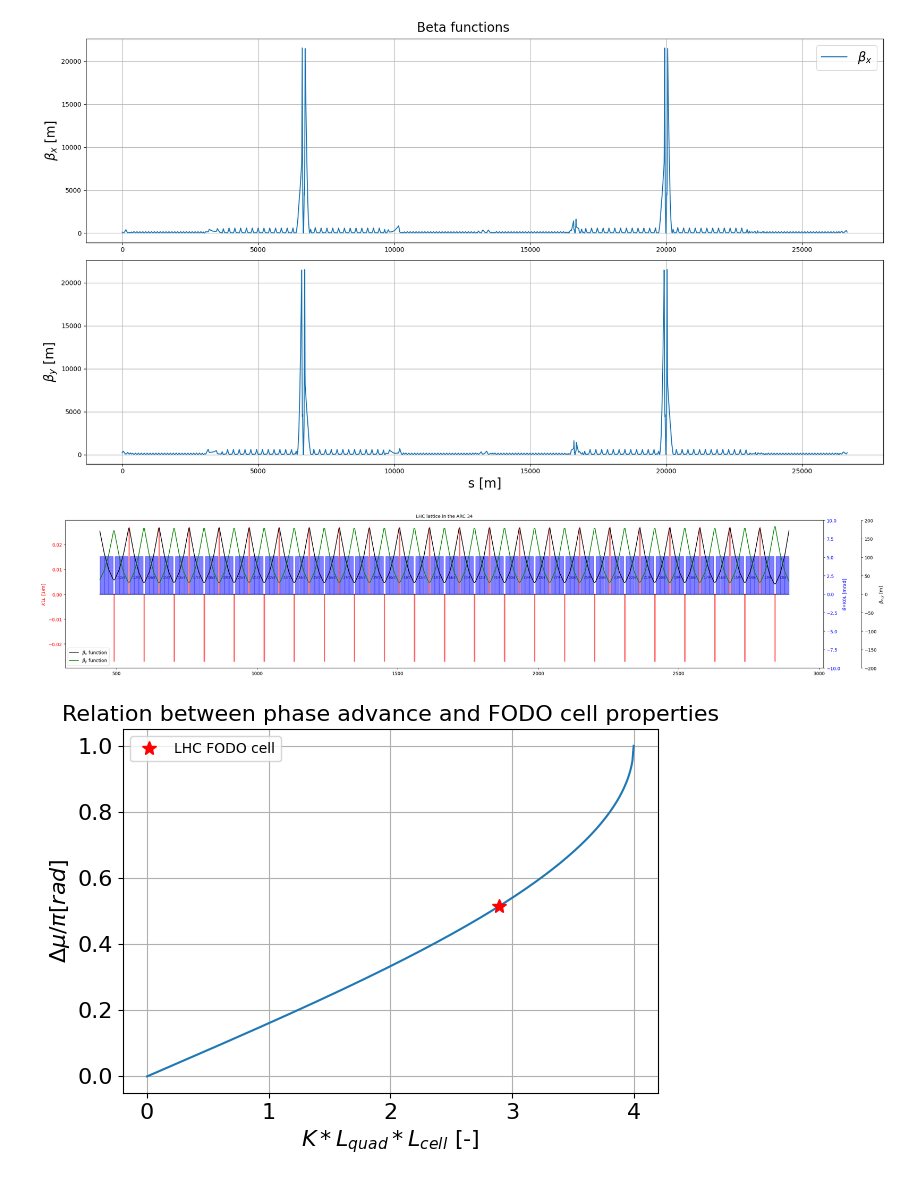
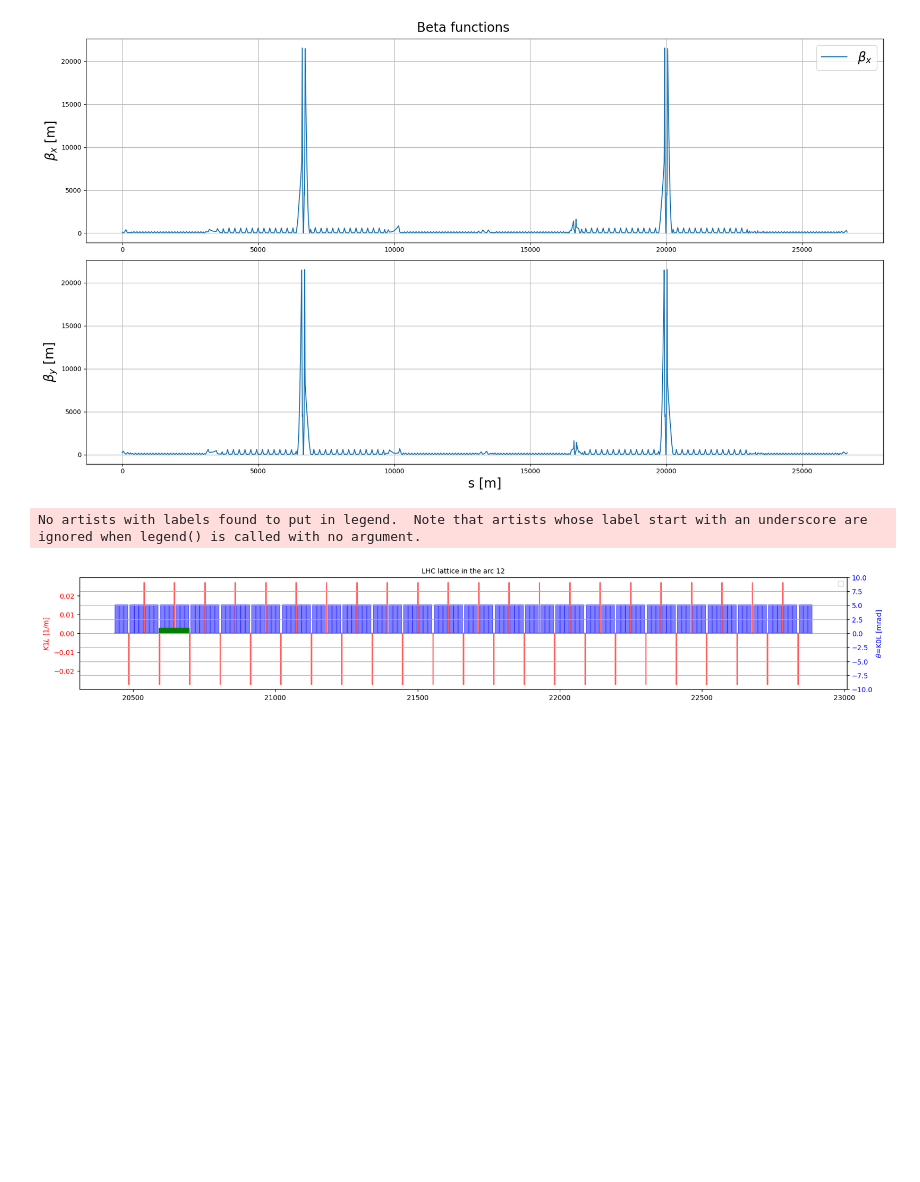
Before and after one commit to andreafornara/Tutorial, a Jupyter notebook: examples/003_thick_study.ipynb, the cells around one changed output. Drawn from its saved outputs; the diff is of its cells as text; code cells hidden in the pictures; blank space fills up the shorter version.

```diff
--- a/examples/003_thick_study.ipynb
+++ b/examples/003_thick_study.ipynb
@@ -59,67 +57,63 @@ plt.tight_layout()
 # %%
+# twiss_b1[:, ['s.arc.34.b1', 'e.arc.34.b1']]
+fig = plt.figure(figsize=(20,10))
 
-fig = plt.figure(figsize=(30,20))
+# set up subplot grid
+#gridspec.GridSpec(3,3)
 fontsize = 10
 ax1 = plt.subplot2grid((3,3), (0,0), colspan=3, rowspan=1)
-plt.plot(twiss_b1.rows['s.arc.34.b1':'e.arc.34.b1', ]['s'],
-         0*twiss_b1.rows['s.arc.34.b1':'e.arc.34.b1', ]['s'],'k')
-for ii in (twiss_b1.rows['s.arc.34.b1':'e.arc.34.b1', ]['name']):
+plt.plot(twiss_b1.rows['s.arc.12.b1':'e.arc.12.b1', ]['s'],0*twiss_b1.rows['s.arc.12.b1':'e.arc.12.b1', ]['s'],'k')
+# plt.plot(twiss_b1.rows['s.arc.34.b1':'e.arc.34.b1', ]['s'][0:300],twiss_b1.rows['s.arc.34.b1':'e.arc.34.b1', ]['x'][0:300]*1e4,'green',label='x')
+
+my_dict = collider.lhcb1.to_dict()
+for ii in (twiss_b1.rows['s.arc.12.b1':'e.arc.12.b1', ]['name']):
     if((ii.startswith('mq.')) and ii.endswith('b1')):
+        # print(ii)
         aux =my_dict['elements'][ii]
         k1l = my_dict['elements'][ii]['k1']*my_dict['elements'][ii]['length']
-        #print(ii, k1l)
         plotLatticeSeries(plt.gca(),twiss_b1, ii, aux, height=k1l, v_offset=k1l/2, color='red')
-        # add a label for each quadrupole on top of it with its name
-        name = ' '+ii.split('.')[1]+' '
-        plt.gca().text(twiss_b1['s', ii]+28.6, np.abs(k1l)/4,
-                       name, fontsize=7, color='k', horizontalalignment='center', verticalalignment='center')
+        # if(ii == 'mq.14r3.b1'):
+        #     break
 ax1.set_ylabel(r'$K1L$ [1/m]', color='red')  # we already handled the x-label with ax1
 ax1.tick_params(axis='y', labelcolor='red')
-FODO_cell_length = twiss_b1['s','mq.28l2.b1']-twiss_b1['s','mq.30l2.b1']
+
+FODO_cell_length = twiss_b1['s','mq.14r1.b1']-twiss_b1['s','mq.12r1.b1']
+fodo_cell = patches.Rectangle(( twiss_b1['s','mq.14r1.b1'], 0),
+                              FODO_cell_length, 1, linewidth=1, edgecolor='green', facecolor='green')
+
+#ax1.set_xlim(twiss_b1.rows['s.arc.34.b1':'e.arc.34.b1', ]['s'][0],600)
+
 ax2 = ax1.twinx()
 ax2.set_ylim(-10,10)
-for ii in (twiss_b1.rows['s.arc.34.b1':'e.arc.34.b1', ]['name']):
+for ii in (twiss_b1.rows['s.arc.12.b1':'e.arc.12.b1', ]['name']):
     if((ii.startswith('mb.')) and ii.endswith('b1')):
+        # print(ii)
         aux =my_dict['elements'][ii]
         kl = my_dict['elements'][ii]['k0']*my_dict['elements'][ii]['length']
         plotLatticeSeries(plt.gca(),twiss_b1, ii, aux, height=kl*1000, v_offset=kl/2*1000, color='blue')
+        # if(ii == 'mb.c15r3.b1'):
+        #     break
+
+plt.gca().add_patch(fodo_cell)
 color = 'blue'
 ax2.set_ylabel(r'$\theta$=K0L [mrad]', color=color)  # we already handled the x-label with ax1
 ax2.tick_params(axis='y', labelcolor=color)
-plt.title('LHC lattice in the ARC 34', fontsize = fontsize)
+plt.title('LHC lattice in the arc 12', fontsize = fontsize)
 plt.xlabel('s [m]', fontsize = fontsize)
-color = 'k'
-ax3 = ax1.twinx()
-ax3.set_ylim(-200,200)
-ax3.spines.right.set_position(("axes", 1.05))
-plt.gca().plot(twiss_b1.rows['s.arc.34.b1':'e.arc.34.b1', ]['s'],
-               twiss_b1.rows['s.arc.34.b1':'e.arc.34.b1', ]['betx'],'k',label=r'$\beta_{x}$ function')
-plt.gca().plot(twiss_b1.rows['s.arc.34.b1':'e.arc.34.b1', ]['s'],
-               twiss_b1.rows['s.arc.34.b1':'e.arc.34.b1', ]['bety'],'green',label=r'$\beta_{y}$ function')
 
-ax3.set_ylabel(r'$\beta_{x,y}$ [m]', color=color)  # we already handled the x-label with ax1
-ax3.tick_params(axis='y', labelcolor=color)
 plt.legend(fontsize = fontsize)
+
+plt.grid()
 
 #%%
 
-x= np.arange(0,4.01,0.01)
-y=2*np.arcsin(x/4)/np.pi
-FODO_cell_length = twiss_b1['s','mq.28l2.b1']-twiss_b1['s','mq.30l2.b1']
-LHCFODO = np.abs(k1l)*FODO_cell_length
-y_LHC = 2*np.arcsin(LHCFODO/4)/np.pi
-fig, ax1 = plt.subplots()
-ax1.plot(x,y,'-')
-ax1.set_ylabel("$\Delta \mu / \pi [rad]$", fontsize=16)
-ax1.set_xlabel("$K*L_{quad}*L_{cell}$ [-]", fontsize=16)
-ax1.grid()
-ax1.tick_params(axis='both', labelsize=16)
-phase_advance = np.abs((twiss_b1['mux','mq.30l2.b1']-twiss_b1['mux','mq.28l2.b1']))
-ax1.plot(LHCFODO, y_LHC, '*', markersize=10, color='red', label='LHC FODO cell')
-#find the point corresponding to y = 0.4
-ax1.set_title('Relation between phase advance and FODO cell properties', fontsize=16)
-ax1.legend(fontsize=10)
-plt.tight_layout()
+# #calculate FODO cell length
+# for ii in (twiss_b1.rows['s.arc.12.b1':'e.arc.12.b1', ]['name']):
+#     if((ii.startswith('mq.')) and ii.endswith('b1')):
+#         print(ii)
+#         aux =my_dict['elements'][ii]
+#         k1l = my_dict['elements'][ii]['k1']*my_dict['elements'][ii]['length']
+#         print(k1l)
 # %% [output]
+No artists with labels found to put in legend.  Note that artists whose label start with an underscore are ignored when legend() is called with no argument.
-[figure, old version]
+[figure, new version]
-[figure, removed]
```
Also changed, not shown: parts of 6 cells of this notebook, 4 other files.
